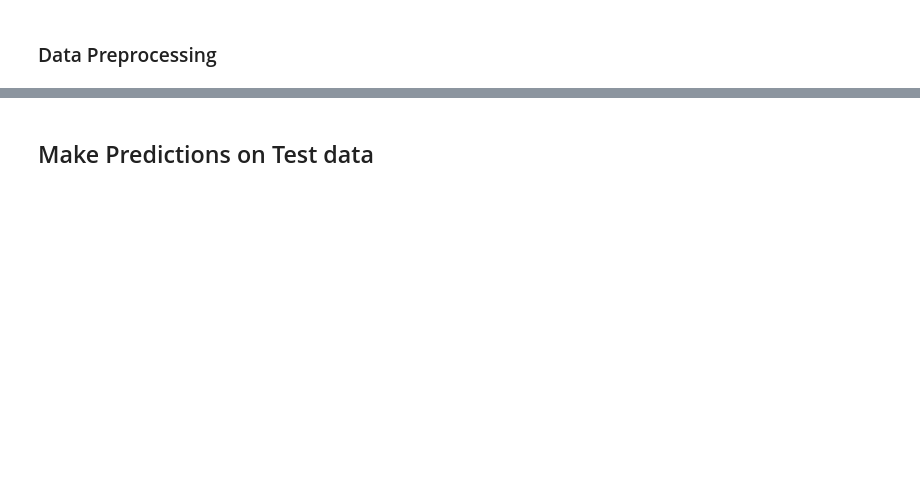
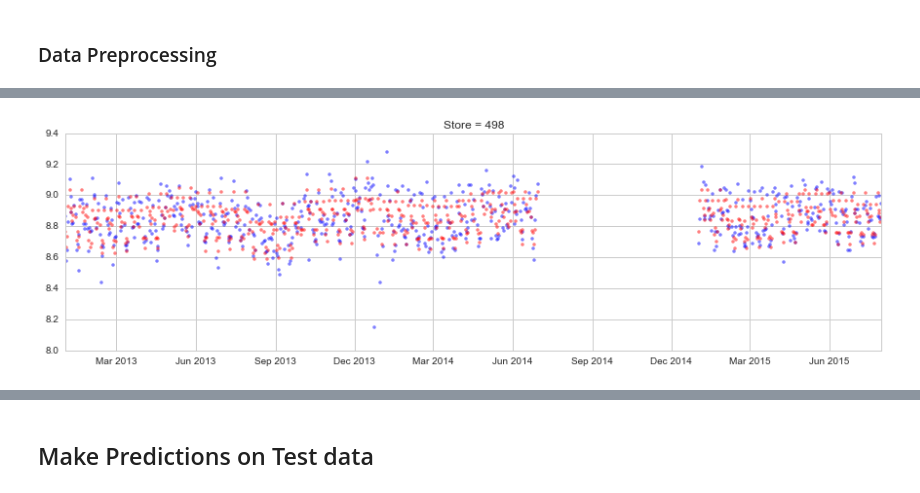
Before and after one commit to rocket-ron/kaggle, a Jupyter notebook: rossman/Predict_3.ipynb, the cells around one changed output, grey strips where cells are left out. Cells and saved outputs as stored; diff of their text form; code cells hidden in the pictures; blank space fills up the shorter version.

```diff
--- a/rossman/Predict_3.ipynb
+++ b/rossman/Predict_3.ipynb
@@ -64,9 +65,13 @@ def transformData(inputData):
     #data.loc[data['StateHoliday'] == 0, ('StateHoliday')] = '0'
 
     #data.loc[:, ('daysSince')] = data['Date'].apply(lambda d: (d - startDate).days)
+    data.loc[:, ('Month')] = data['Date'].apply(lambda d: d.month)
+    data.loc[:, ('Year')] = data['Date'].apply(lambda d: d.year)
 
     # Convert categorical columns to category type
     convertColToCategory(data, 'DayOfWeek', range(1, 8))
+    convertColToCategory(data, 'Month', range(1, 13))
+    convertColToCategory(data, 'Year', range(2013, 2016))
     convertColToCategory(data, 'Promo', range(2))
     #convertColToCategory(data, 'SchoolHoliday', range(2))
     #convertColToCategory(data, 'StateHoliday', list('0abc'))
@@ -99,8 +107,11 @@ Index([u'Store', u'Sales', u'Customers', u'Open', u'DayOfWeek_1',
       dtype='object')
 # %%
+x_drop_cols = ['Store', 'Sales', 'Customers', 'Open']
+
 def trainModels(n_cutoff_months, algo, store=None, **kwargs):
     all_y = []
     all_yhat = []
+    all_rmspe = {}
     models = {}
 
     if store is not None:
@@ -121,8 +132,6 @@ def trainModels(n_cutoff_months, algo, store=None, **kwargs):
     cols = None
 
     for group in train_set_grouped.groups.keys():
-        x_drop_cols = ['Store', 'Sales', 'Customers', 'Open']
-
         train_X = train_set_grouped.get_group(group).drop(x_drop_cols, axis=1, inplace=False)
         train_y = np.log(train_set_grouped.get_group(group)['Sales'])
 
@@ -148,9 +157,29 @@ def trainModels(n_cutoff_months, algo, store=None, **kwargs):
         all_y.extend(dev_y.tolist())
         all_yhat.extend(yhat.tolist())
 
+        all_rmspe[group] = rmspe(np.exp(np.array(dev_y.tolist())), np.exp(yhat))
+
     print "Training model - dev data RMSPE=", rmspe(np.exp(np.array(all_y)), np.exp(np.array(all_yhat)))
     print "Model:\n", models[data.iloc[0]['Store']]
 
-    return models
+    return all_rmspe, models
+
+def displayRmspes(rmspes):
+    sorted_x = sorted(rmspes.items(), key=operator.itemgetter(1))
+    print "Best 5:\n"
+    print sorted_x[:5]
+    print "\bWorst 5:\n"
+    print sorted_x[-5:]
+
+def plotResult(models, store):
+    fig, axis = plt.subplots(figsize=(15,4))
+    data = train_data[train_data['Store'] == store]
+
+    yhat = models[store].predict(data.drop(x_drop_cols, axis=1, inplace=False))
+    axis.plot(data.index.tolist(), np.log(data['Sales']).tolist(), marker='.',
+         color='b', linestyle='None', alpha=0.5)
+    axis.plot(data.index.tolist(), yhat.tolist(), marker='.',
+     color='r', linestyle='None', alpha=0.5)
+    axis.set_title('Store = ' + str(store))
 # %%
 storeid = None
@@ -162,7 +191,7 @@ Training model - dev data RMSPE= 0.14634937911
 Model:
 LinearRegression(copy_X=True, fit_intercept=True, n_jobs=1, normalize=False)
 # %%
-models = trainModels(2, 'ridge', storeid)
+rmspes, models = trainModels(2, 'svr', storeid)
 # %% [output]
 train_set size: 785727
 dev_set size: 58611
@@ -173,2 +201,0 @@ Ridge(alpha=1.0, copy_X=True, fit_intercept=True, max_iter=None,
-# %%
-models = trainModels(2, 'svr', storeid)
@@ -181,0 +211,4 @@ SVR(C=1.0, cache_size=200, coef0=0.0, degree=3, epsilon=0.1, gamma='auto',
+# %%
+plotResult(models, 498)
+# %% [output]
+[figure, added]
```
Also changed, not shown: parts of 14 cells of this notebook, 1 other file.
